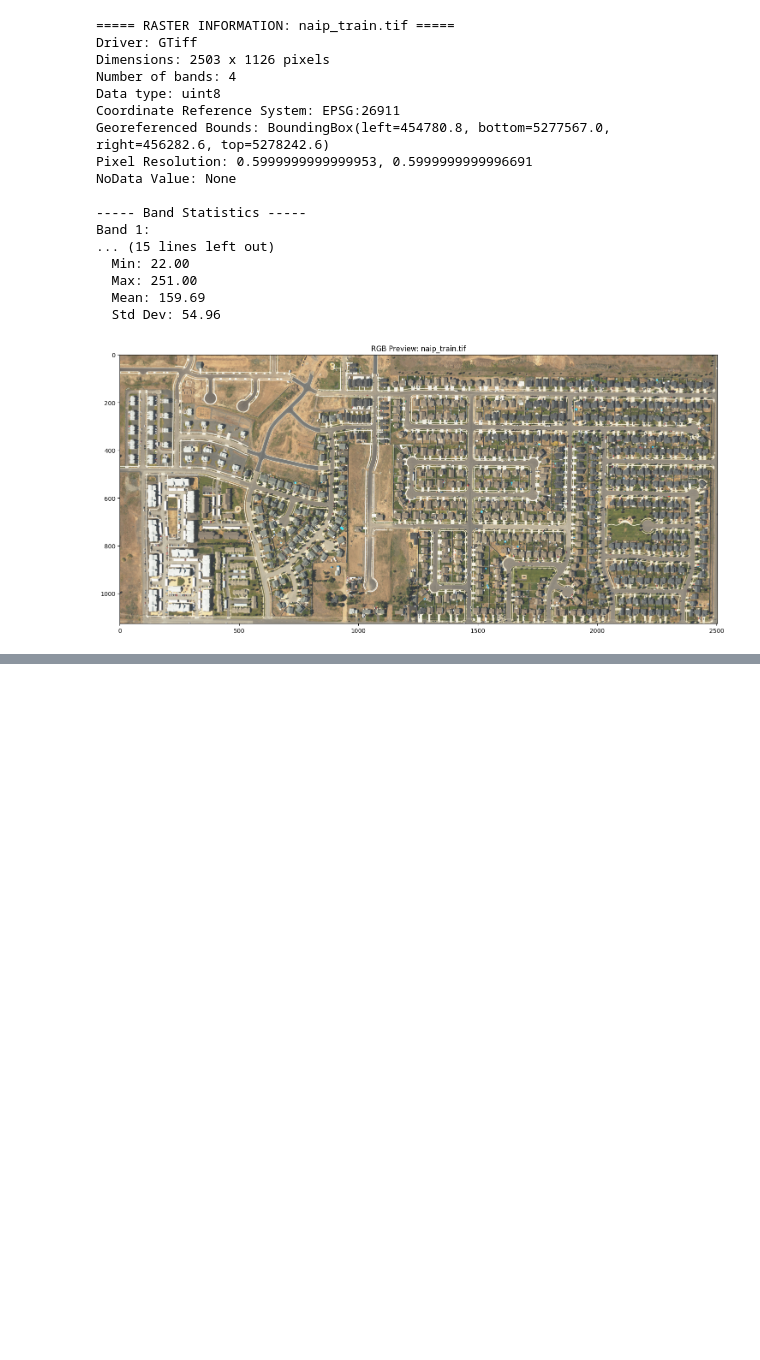
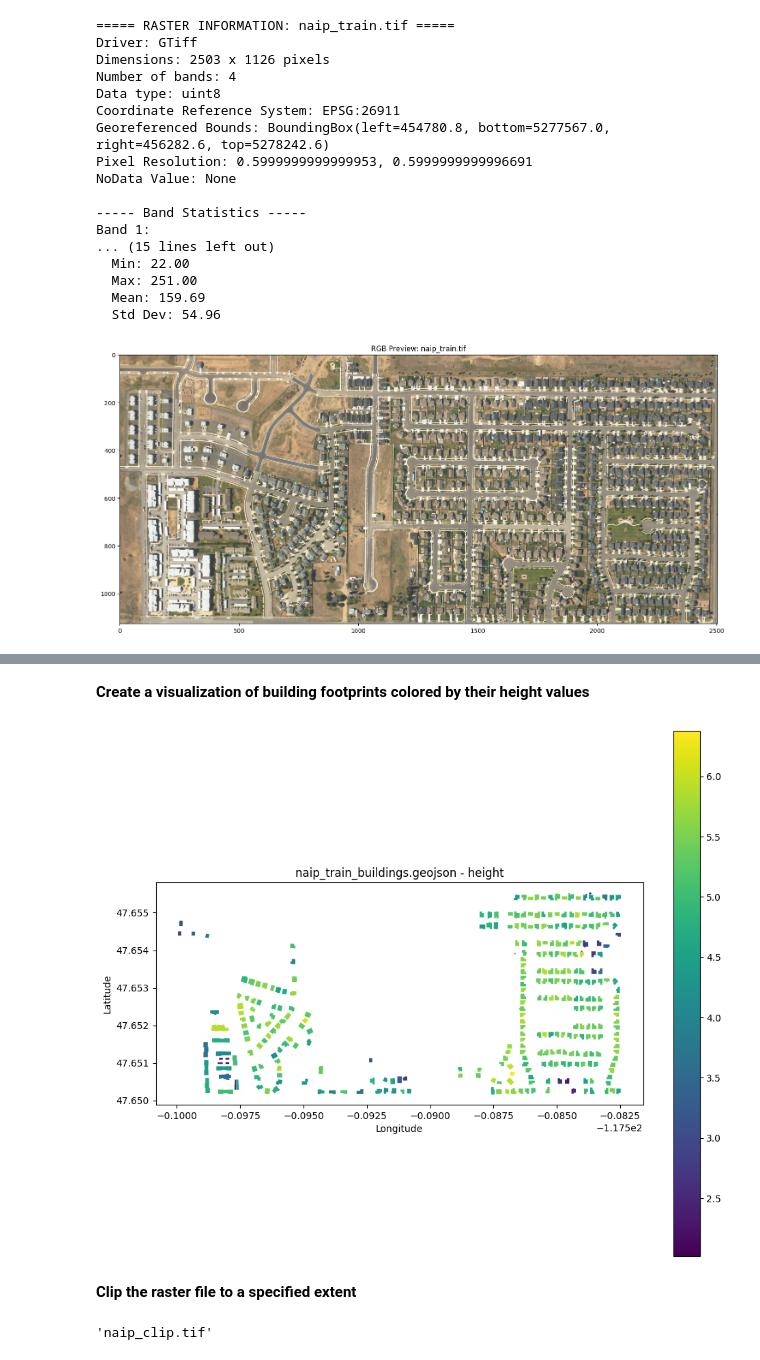
Before and after one commit to deskaygraphics/My_geoai_Project, a Jupyter notebook: View_Metadata.ipynb, the cells around one changed output, grey strips where cells are left out. Saved outputs shown, nothing was run; the diff lists cells and outputs as text; code cells hidden in the pictures; blank space fills up the shorter version.

```diff
--- a/View_Metadata.ipynb
+++ b/View_Metadata.ipynb
@@ -114,0 +154,19 @@ Band 1:
+# %% [markdown]
+**Create a visualization of building footprints colored by their height values**
+# %%
+geoai.visualize_vector_by_attribute(vector_path, "height")
+# %% [output]
+[figure, added]
+# %% [markdown]
+**Clip the raster file to a specified extent**
+# %%
+clip_raster_path = "naip_clip.tif"
+geoai.clip_raster_by_bbox(
+    raster_path,
+    clip_raster_path,
+    bbox=(0, 0, 500, 500),
+    bands=[1, 2, 3],
+    bbox_type="pixel",
+)
+# %% [output]
+'naip_clip.tif'
```
Also changed, not shown: parts of 5 cells of this notebook.
